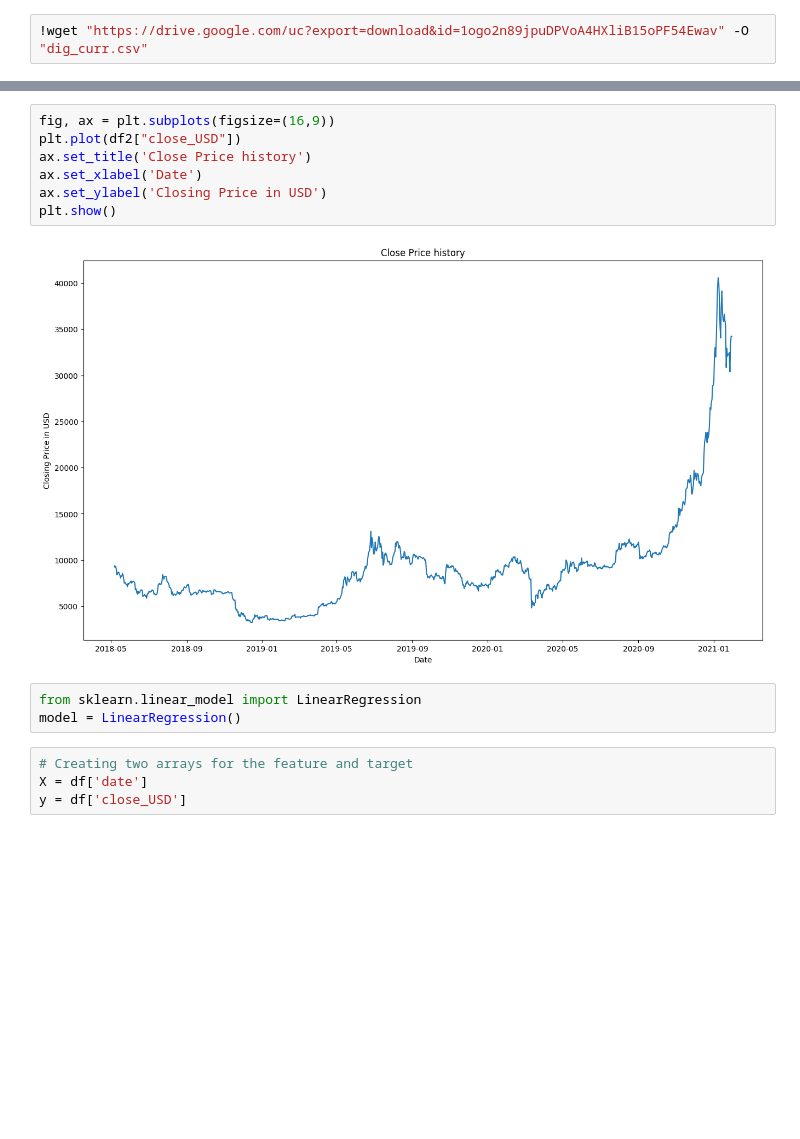
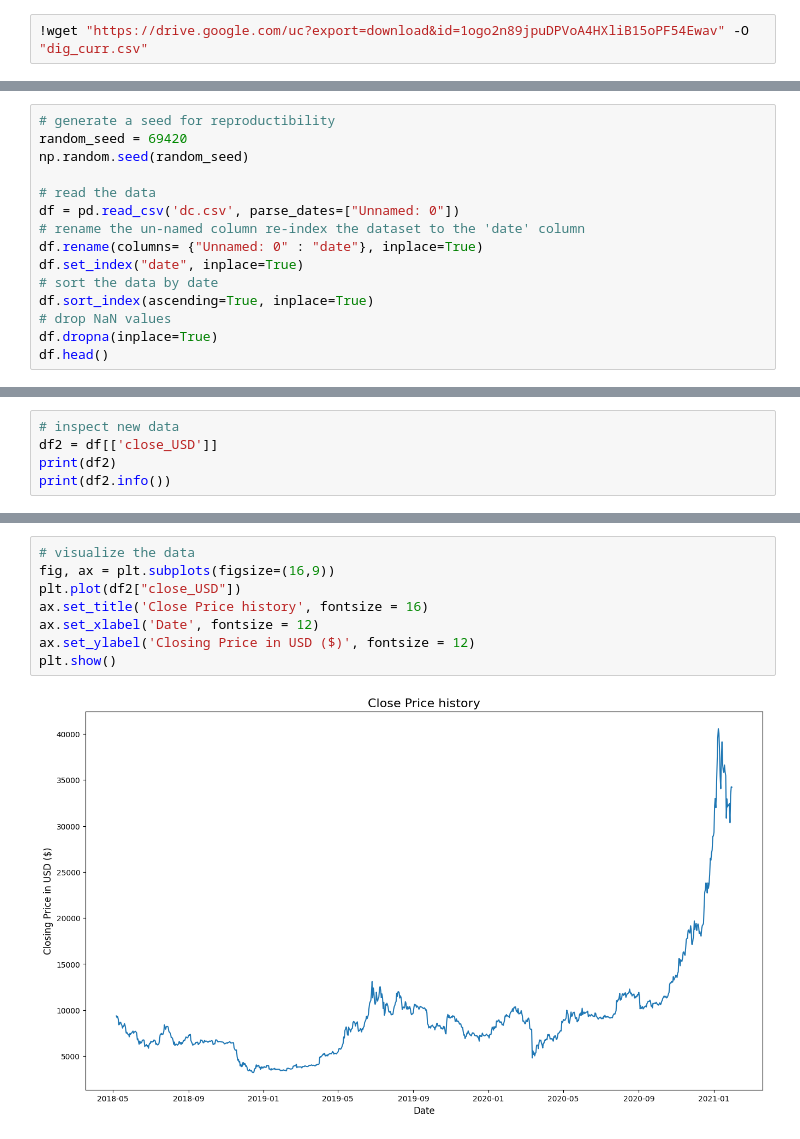
Before and after one commit to RompfRobert/Machine_Learning_and_Deep_Learning, a Jupyter notebook: MIB_Non-Neural_Machine_Learning/08_Assignement/rrompf_assignement.ipynb, the cells around one changed output, grey strips where cells are left out. Saved outputs shown, nothing was run; the diff lists cells and outputs as text; blank space fills up the shorter version.

```diff
--- a/MIB_Non-Neural_Machine_Learning/08_Assignement/rrompf_assignement.ipynb
+++ b/MIB_Non-Neural_Machine_Learning/08_Assignement/rrompf_assignement.ipynb
@@ -52,0 +47,15 @@ df2.index = df2['date']
+# %%
+# generate a seed for reproductibility
+random_seed = 69420
+np.random.seed(random_seed)
+
+# read the data
+df = pd.read_csv('dc.csv', parse_dates=["Unnamed: 0"])
+# rename the un-named column re-index the dataset to the 'date' column
+df.rename(columns= {"Unnamed: 0" : "date"}, inplace=True)
+df.set_index("date", inplace=True)
+# sort the data by date
+df.sort_index(ascending=True, inplace=True)
+# drop NaN values
+df.dropna(inplace=True)
+df.head()
@@ -52,0 +70,5 @@ df2.index = df2['date']
+# %%
+# inspect new data
+df2 = df[['close_USD']]
+print(df2)
+print(df2.info())
@@ -53,16 +93,10 @@ df2.index = df2['date']
 # %%
+# visualize the data
 fig, ax = plt.subplots(figsize=(16,9))
 plt.plot(df2["close_USD"])
-ax.set_title('Close Price history')
-ax.set_xlabel('Date')
-ax.set_ylabel('Closing Price in USD')
+ax.set_title('Close Price history', fontsize = 16)
+ax.set_xlabel('Date', fontsize = 12)
+ax.set_ylabel('Closing Price in USD ($)', fontsize = 12)
 plt.show()
 # %% [output]
-[figure, old version]
+[figure, new version]
-# %%
-from sklearn.linear_model import LinearRegression
-model = LinearRegression()
-# %%
-# Creating two arrays for the feature and target
-X = df['date']
-y = df['close_USD']
```
Also changed, not shown: parts of 23 cells of this notebook, 3 other files.
